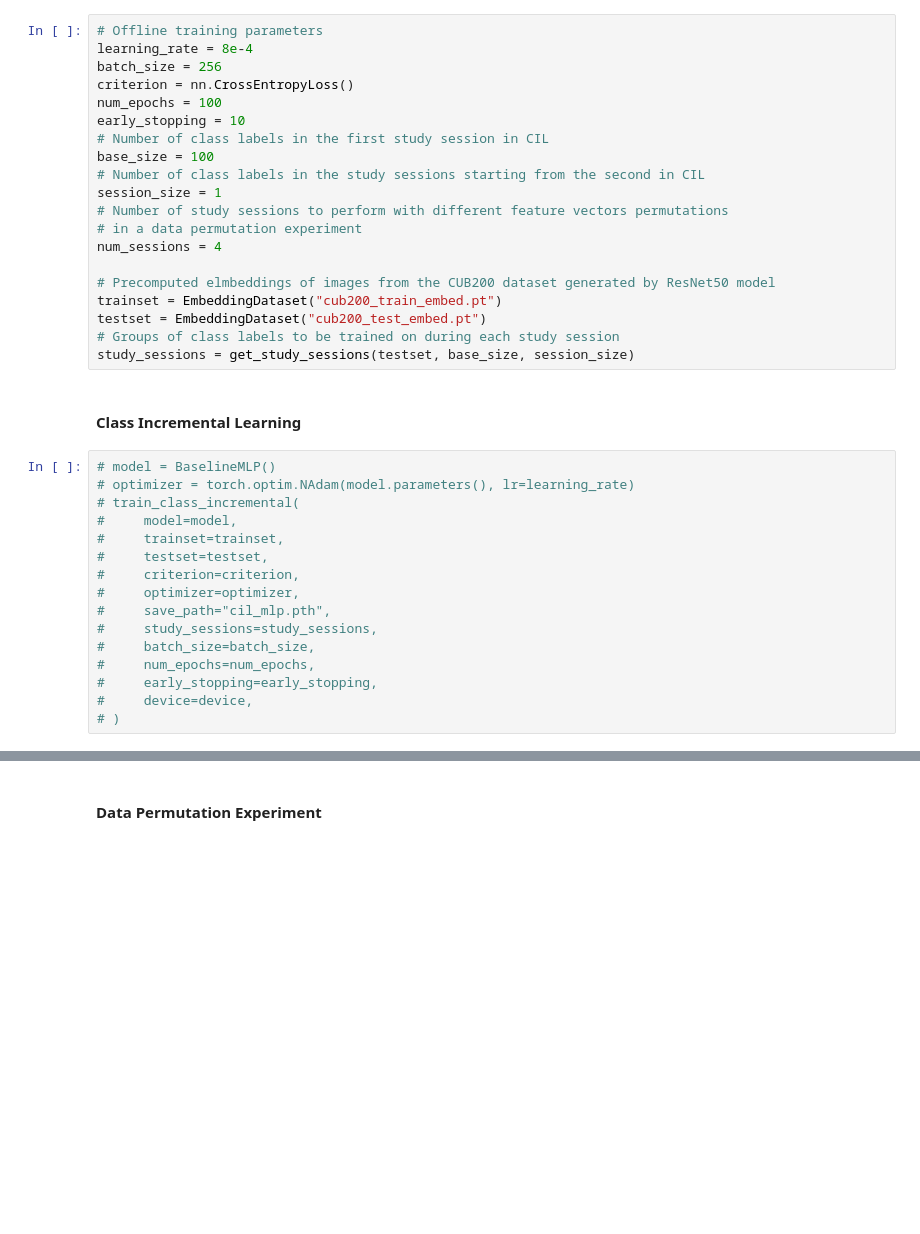
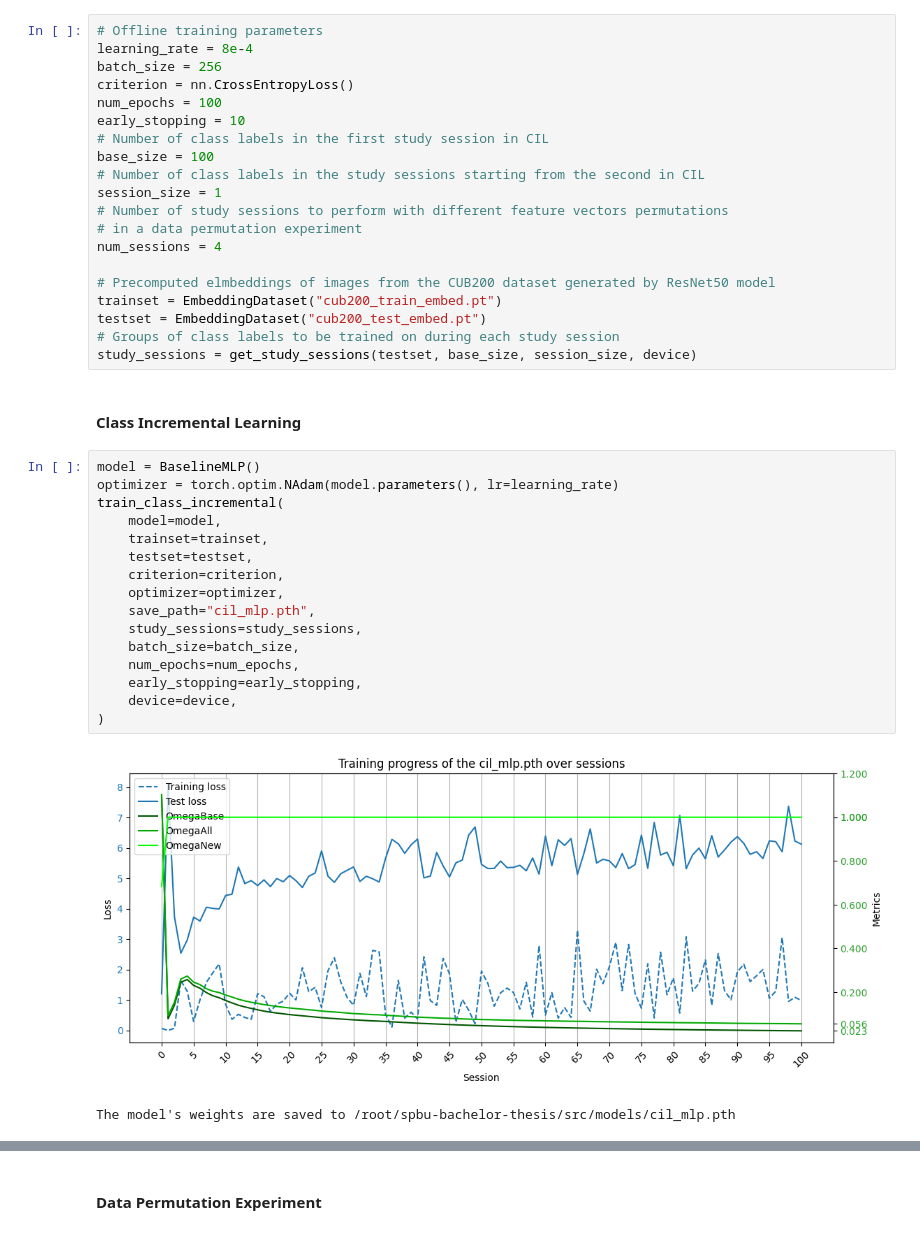
Before and after one commit to trxxxxkov/spbu-bachelor-thesis, a Jupyter notebook: src/notebooks/03_continual_learning.ipynb, the cells around one changed output, grey strips where cells are left out. Saved outputs shown, nothing was run; the diff lists cells and outputs as text; blank space fills up the shorter version.

```diff
--- a/src/notebooks/03_continual_learning.ipynb
+++ b/src/notebooks/03_continual_learning.ipynb
@@ -49,23 +49,26 @@ num_sessions = 4
 trainset = EmbeddingDataset("cub200_train_embed.pt")
 testset = EmbeddingDataset("cub200_test_embed.pt")
 # Groups of class labels to be trained on during each study session
-study_sessions = get_study_sessions(testset, base_size, session_size)
+study_sessions = get_study_sessions(testset, base_size, session_size, device)
 # %% [markdown]
 #### Class Incremental Learning
 # %%
-# model = BaselineMLP()
-# optimizer = torch.optim.NAdam(model.parameters(), lr=learning_rate)
-# train_class_incremental(
-#     model=model,
-#     trainset=trainset,
-#     testset=testset,
-#     criterion=criterion,
-#     optimizer=optimizer,
-#     save_path="cil_mlp.pth",
-#     study_sessions=study_sessions,
-#     batch_size=batch_size,
-#     num_epochs=num_epochs,
-#     early_stopping=early_stopping,
-#     device=device,
-# )
+model = BaselineMLP()
+optimizer = torch.optim.NAdam(model.parameters(), lr=learning_rate)
+train_class_incremental(
+    model=model,
+    trainset=trainset,
+    testset=testset,
+    criterion=criterion,
+    optimizer=optimizer,
+    save_path="cil_mlp.pth",
+    study_sessions=study_sessions,
+    batch_size=batch_size,
+    num_epochs=num_epochs,
+    early_stopping=early_stopping,
+    device=device,
+)
+# %% [output]
+[figure, added]
+The model's weights are saved to /root/spbu-bachelor-thesis/src/models/cil_mlp.pth
 # %%
```
Also changed, not shown: parts of 6 cells of this notebook, 2 other files.
